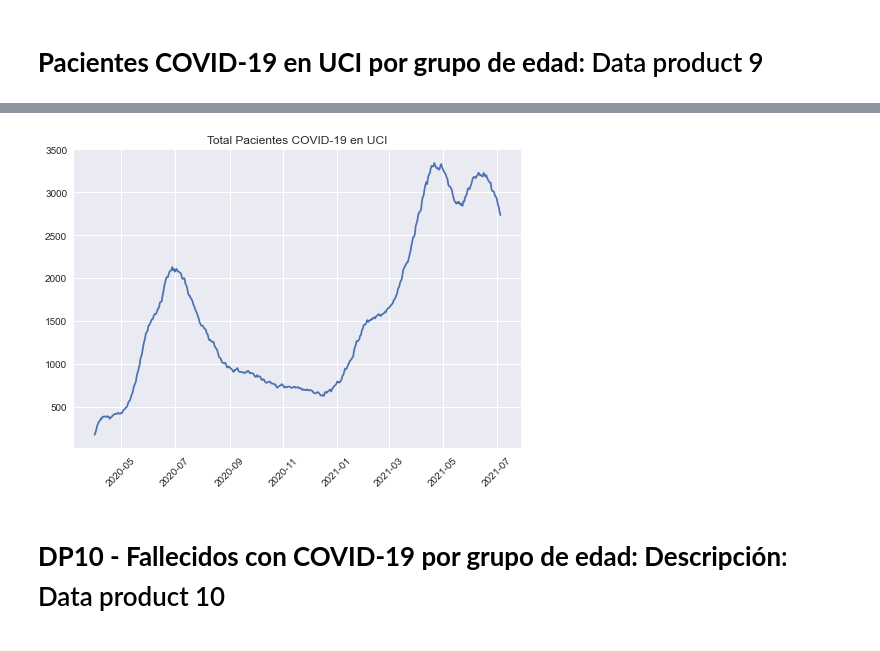
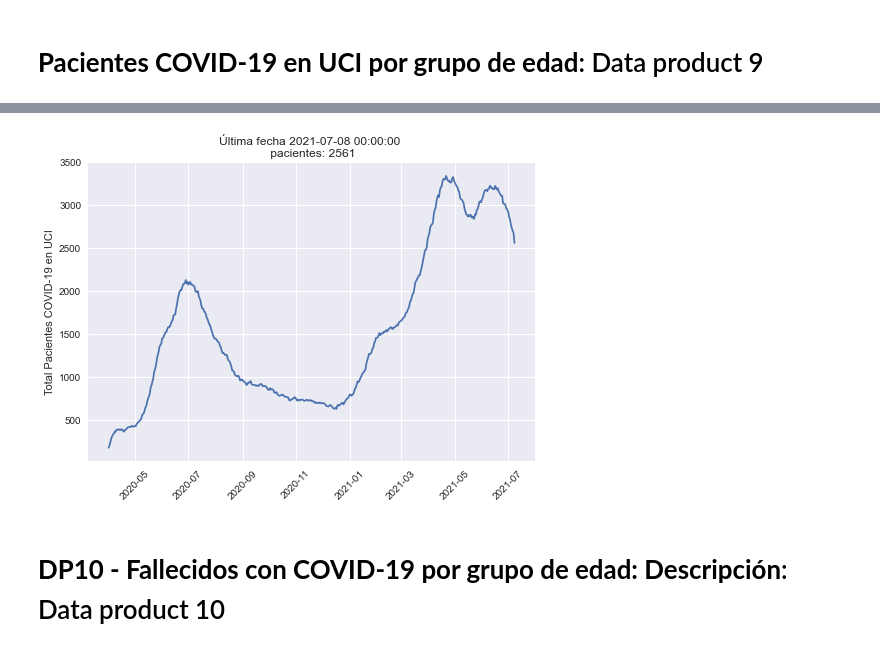
Before and after one commit to jignaciocastro8/covid-data, a Jupyter notebook: data_review.ipynb, the cells around one changed output, grey strips where cells are left out. Cells and saved outputs as stored; diff of their text form; code cells hidden in the pictures.

```diff
--- a/data_review.ipynb
+++ b/data_review.ipynb
@@ -96,12 +96,13 @@ plt.show()
 # %%
 # El agregado (suma sobre los intervalos de edades)
 agg = edad.sum(axis=1)
 plt.plot(agg.index, agg)
 plt.xticks(rotation=45)
-plt.title("Total Pacientes COVID-19 en UCI")
+plt.ylabel("Total Pacientes COVID-19 en UCI")
+plt.title("Última fecha {} \n pacientes: {}".format(agg.index[-1], agg[-1]))
 plt.show()
 # %% [output]
-[figure, old version]
+[figure, new version]
 # %% [markdown]
 # **DP10 - Fallecidos con COVID-19 por grupo de edad: Descripción**: Data product 10
 # %%
```
Also changed, not shown: parts of 9 cells of this notebook, 1 other file.
